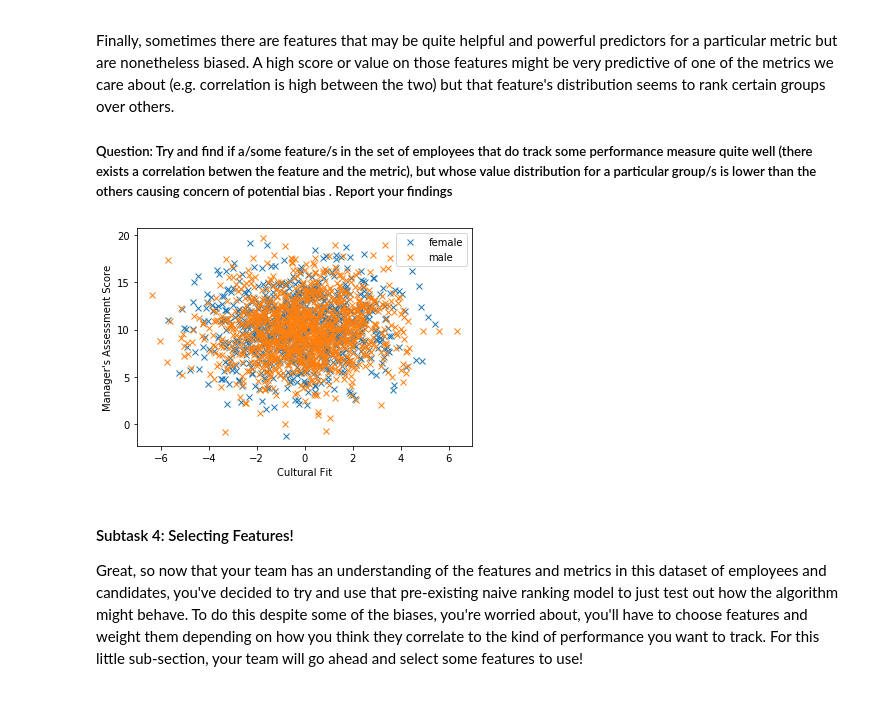
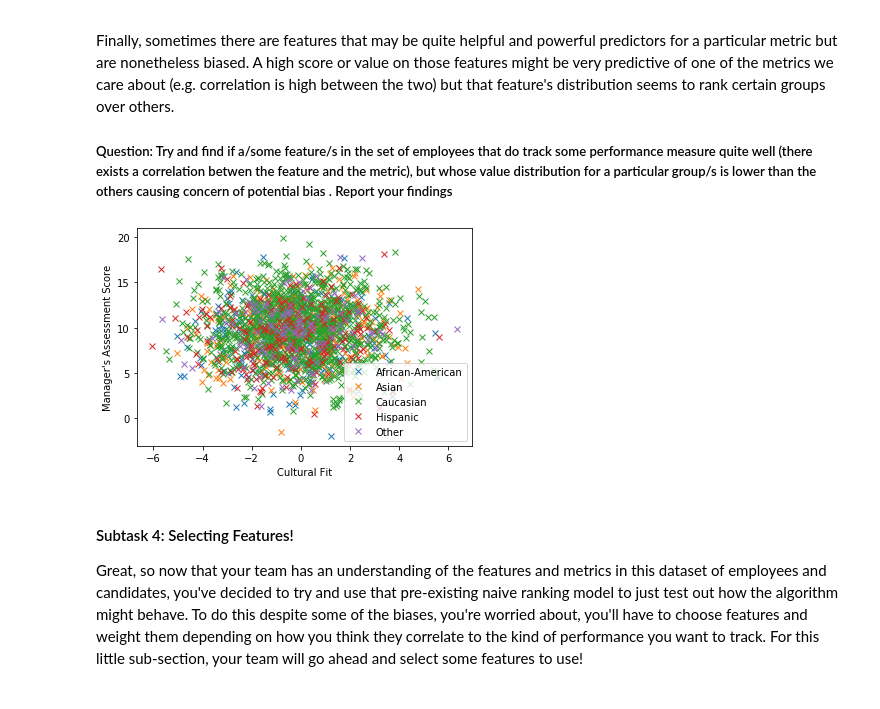
Before and after one commit to jonah-wu/module1-jobDisc, a Jupyter notebook: Milestone1/Exercise2 - A Naive First Model.ipynb, the cells around one changed output. Drawn from its saved outputs; the diff is of its cells as text; code cells hidden in the pictures.

```diff
--- a/Milestone1/Exercise2 - A Naive First Model.ipynb
+++ b/Milestone1/Exercise2 - A Naive First Model.ipynb
@@ -421,14 +416,14 @@ Finally, sometimes there are features that may be quite helpful and powerful pre
 # %%
 ### RUN THIS CELL (4 Lines) ###
 # Same function as above can be used to investigate this!
 feature = "Cultural Fit"# INSERT A FEATURE #
 metric = "Manager's Assessment Score" # SELECT A METRIC #
-protectedClass = "Gender"# INSERT A PROTECTED CLASS #
+protectedClass = "Race"# INSERT A PROTECTED CLASS #
 protectedClass_values = "None" # INSERT up to two values of the protected Class you chose #
 plotFeatureToPerformance(employees, feature, metric, protectedClass, protectedClass_values)
 ### RUN THIS CELL (4 Lines) ###
 # %% [output]
-[figure, old version]
+[figure, new version]
 # %% [markdown]
 #### Subtask 4: Selecting Features!
 Great, so now that your team has an understanding of the features and metrics in this dataset of employees and
```
Also changed, not shown: parts of 8 cells of this notebook, 9 other files.
